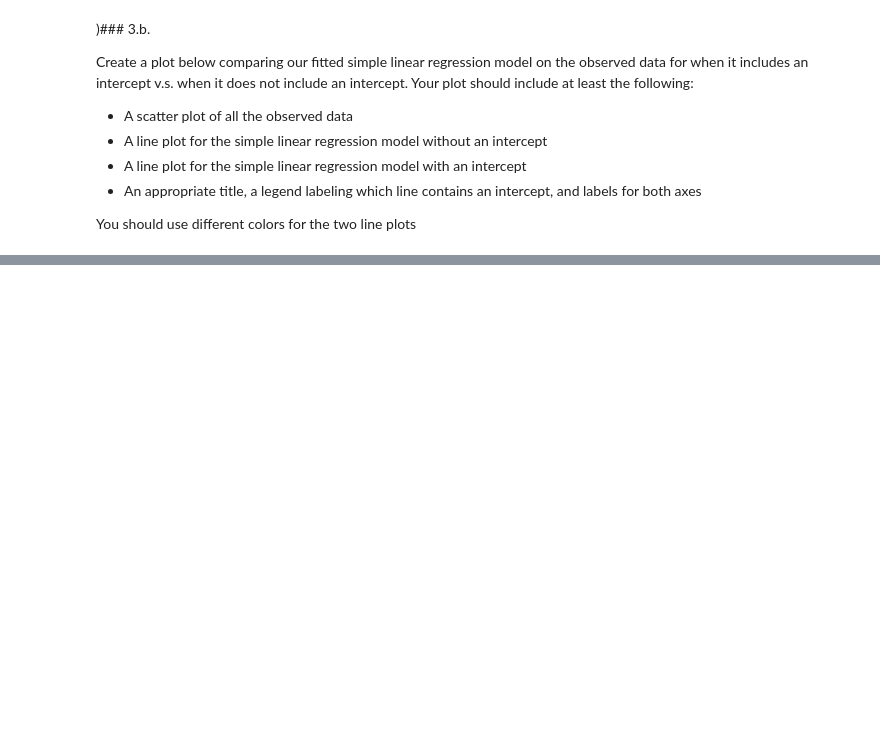
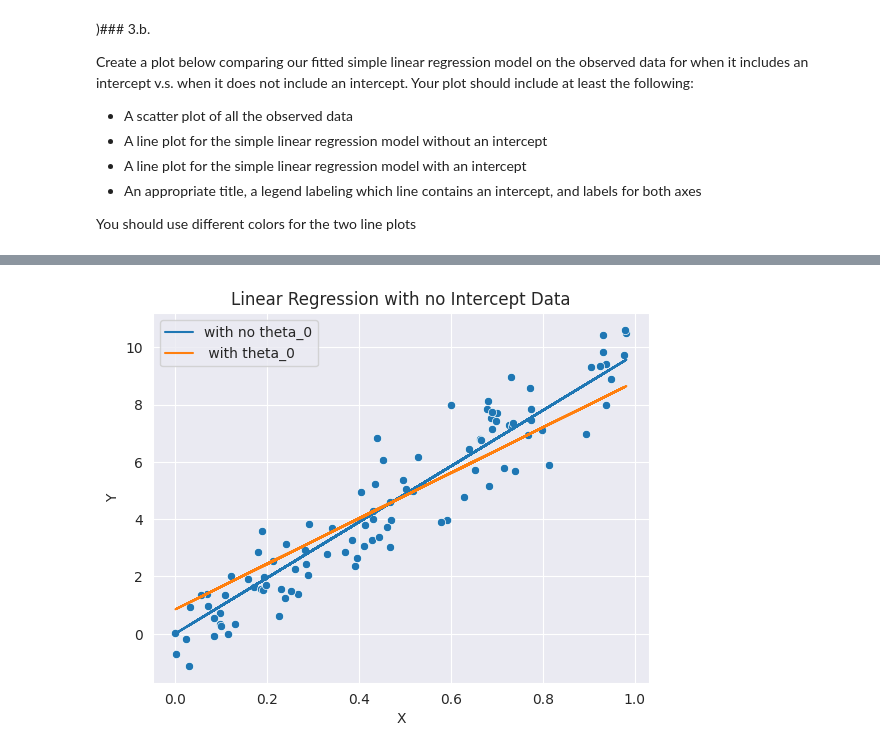
Before and after one commit to alvaroEspinozaMerida/CS_577_A3, a Jupyter notebook: Assignment3-3.ipynb, the cells around one changed output, grey strips where cells are left out. Cells and saved outputs as stored; diff of their text form; code cells hidden in the pictures; blank space fills up the shorter version.

```diff
--- a/Assignment3-3.ipynb
+++ b/Assignment3-3.ipynb
@@ -330,0 +353,12 @@ plt.show()
+# %%
+#training a model with no bias term on data that does not have an intercept
+epochs = 100
+theta = 0
+theta_0 = -1
+alpha = .1
+thetas, epochs_loss = train(data2, epochs, theta, theta_0, alpha)
+
+
+best_theta3 = thetas[-1]
+print("Best theta, ", best_theta3)
+print("Final loss: ", epochs_loss[99])
@@ -330,0 +368,11 @@ plt.show()
+# %%
+#training a model with bias term on data that does have an intercept
+epochs = 100
+theta = 0
+theta_0 = 0
+alpha = .1
+thetas, epochs_loss = train(data2, epochs, theta, theta_0, alpha)
+
+best_theta4 = thetas[-1]
+print("Best theta, ", best_theta4)
+print("Final loss: ", epochs_loss[99])
@@ -330,0 +382,13 @@ plt.show()
+# %%
+theta, theta_0 = best_theta4
+
+sns.scatterplot(data=data2, x='X', y='Y')
+plt.plot(data2['X'], best_theta3 * data2['X'], label='with no theta_0')
+plt.plot(data2['X'], theta * data2['X'] + theta_0, label=' with theta_0')
+plt.legend()
+plt.title('Linear Regression with no Intercept Data')
+plt.xlabel('X')
+plt.ylabel('Y')
+plt.show()
+# %% [output]
+[figure, added]
```
Also changed, not shown: parts of 19 cells of this notebook.
